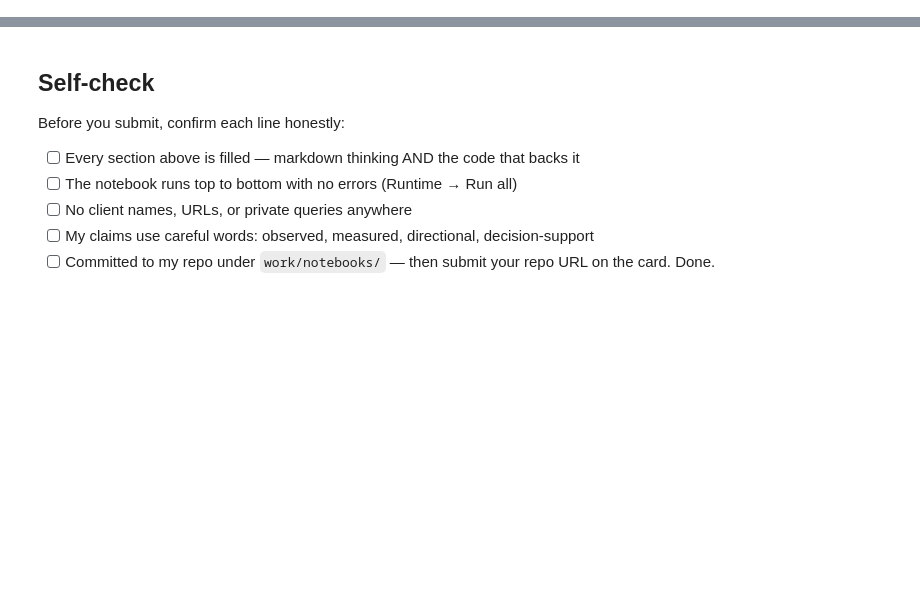
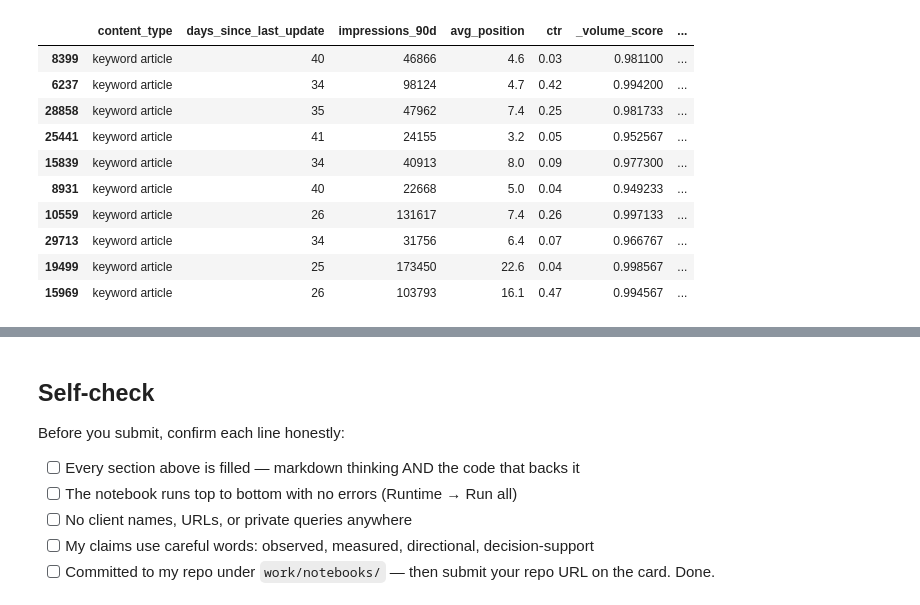
Before and after one commit to thahsinj06/Fly-rank-ml-internship-work, a Jupyter notebook: work/notebooks/w04_baseline_score.ipynb, the cells around one changed output, grey strips where cells are left out. Saved outputs shown, nothing was run; the diff lists cells and outputs as text; code cells hidden in the pictures; blank space fills up the shorter version.

```diff
--- a/work/notebooks/w04_baseline_score.ipynb
+++ b/work/notebooks/w04_baseline_score.ipynb
@@ -36,0 +275,85 @@ This skeleton is yours to fill. Work the sections **in order** — each one has
+# %%
+# Section 4 — Weak picks + leakage check
+
+# ------------------------------------------------------------
+# Weak-pick review
+# Find high-ranked pages where the two scoring signals disagree.
+# These are useful candidates for skeptical review.
+# ------------------------------------------------------------
+
+weak_pick_candidates = df[
+    (
+        (df["_volume_score"] >= 0.75) &
+        (df["_staleness_score"] < 0.25)
+    )
+    |
+    (
+        (df["_volume_score"] < 0.25) &
+        (df["_staleness_score"] >= 0.75)
+    )
+].copy()
+
+weak_pick_candidates = weak_pick_candidates.sort_values(
+    "_baseline_score",
+    ascending=False
+).head(10)
+
+print("=" * 60)
+print("WEAK-PICK CANDIDATES")
+print("=" * 60)
+
+weak_columns = [
+    "content_type",
+    "days_since_last_update",
+    "impressions_90d",
+    "avg_position",
+    "ctr",
+    "_volume_score",
+    "_staleness_score",
+    "_baseline_score",
+    "_reason_code",
+    "_action"
+]
+
+weak_columns = [
+    col for col in weak_columns
+    if col in weak_pick_candidates.columns
+]
+
+display(weak_pick_candidates[weak_columns])
+
+
+# ------------------------------------------------------------
+# Leakage check
+# Confirm that the scoring formula only uses the intended
+# pre-existing signals.
+# ------------------------------------------------------------
+
+scoring_inputs = {
+    "impressions_90d",
+    "days_since_last_update"
+}
+
+print("\n" + "=" * 60)
+print("LEAKAGE CHECK")
+print("=" * 60)
+
+print("Scoring inputs:")
+for col in sorted(scoring_inputs):
+    print(f"✓ {col}")
+
+forbidden_inputs = [
+    "trend_direction",
+    "is_declining_label"
+]
+
+print("\nOutcome/label fields excluded from scoring:")
+
+for col in forbidden_inputs:
+    print(f"✓ {col} excluded")
+
+print("\nFinal scoring formula:")
+print("score = 0.60 × volume percentile + 0.40 × capped staleness")
+
+print("\nNo future-window performance variable is used in the score.")
+# %% [output]
@@ -36,0 +363,11 @@ This skeleton is yours to fill. Work the sections **in order** — each one has
+|  | content_type | days_since_last_update | impressions_90d | avg_position | ctr | _volume_score | ... |
+| 8399 | keyword article | 40 | 46866 | 4.6 | 0.03 | 0.981100 | ... |
+| 6237 | keyword article | 34 | 98124 | 4.7 | 0.42 | 0.994200 | ... |
+| 28858 | keyword article | 35 | 47962 | 7.4 | 0.25 | 0.981733 | ... |
+| 25441 | keyword article | 41 | 24155 | 3.2 | 0.05 | 0.952567 | ... |
+| 15839 | keyword article | 34 | 40913 | 8.0 | 0.09 | 0.977300 | ... |
+| 8931 | keyword article | 40 | 22668 | 5.0 | 0.04 | 0.949233 | ... |
+| 10559 | keyword article | 26 | 131617 | 7.4 | 0.26 | 0.997133 | ... |
+| 29713 | keyword article | 34 | 31756 | 6.4 | 0.07 | 0.966767 | ... |
+| 19499 | keyword article | 25 | 173450 | 22.6 | 0.04 | 0.998567 | ... |
+| 15969 | keyword article | 26 | 103793 | 16.1 | 0.47 | 0.994567 | ... |
```
Also changed, not shown: parts of 17 cells of this notebook.
